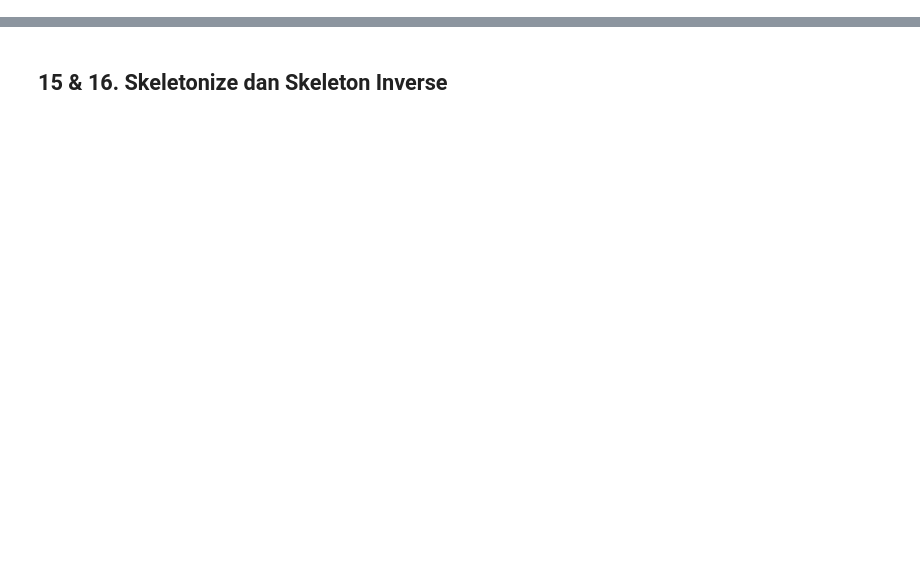
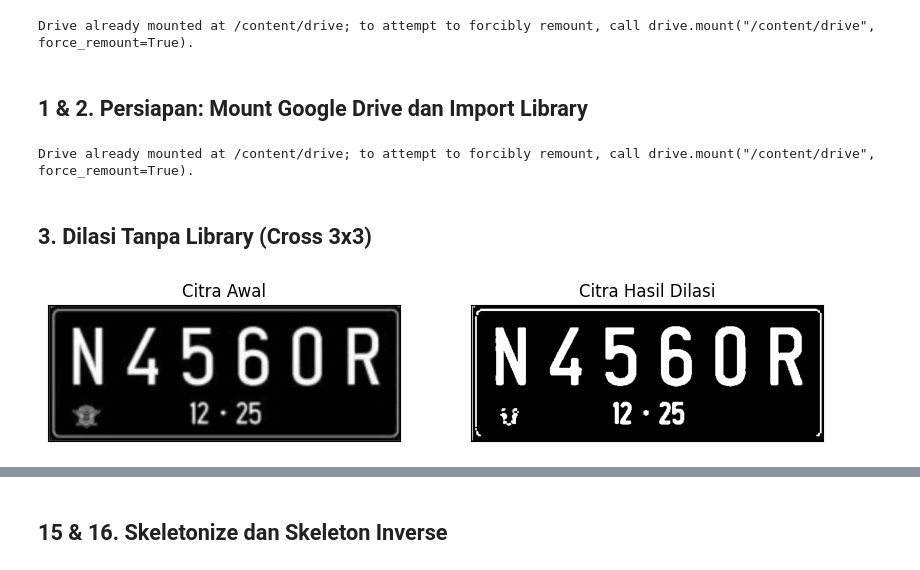
Before and after one commit to AlfredaDhaifullah04/PCVK_Ganjil_2026, a Jupyter notebook: PCVK_M9_W9.ipynb, the cells around one changed output, grey strips where cells are left out. Saved outputs shown, nothing was run; the diff lists cells and outputs as text; code cells hidden in the pictures; blank space fills up the shorter version.

```diff
--- a/PCVK_M9_W9.ipynb
+++ b/PCVK_M9_W9.ipynb
@@ -58,12 +2,0 @@ plt.show()
-# %%
-img = cv2.imread(plat_img_path)
-ret, thresh = cv2.threshold(cv2.cvtColor(img, cv2.COLOR_BGR2GRAY), 127, 225, cv2.THRESH_BINARY)
-kernel = np.ones((3, 3), np.uint8)
-dilasi = cv2.dilate(thresh, kernel, iterations=1)
-
-plt.figure(figsize=(10, 5))
-plt.subplot(121), plt.imshow(cv2.cvtColor(img, cv2.COLOR_BGR2RGB)), plt.title('Citra Awal')
-plt.xticks([]), plt.yticks([])
-plt.subplot(122), plt.imshow(dilasi, cmap='gray'), plt.title('Citra Hasil Dilasi (Library)')
-plt.xticks([]), plt.yticks([])
-plt.show()
@@ -216,0 +8,56 @@ plt.show()
+# %%
+from google.colab import drive
+drive.mount('/content/drive')
+# %% [output]
+Drive already mounted at /content/drive; to attempt to forcibly remount, call drive.mount("/content/drive", force_remount=True).
+# %% [markdown]
+## 1 & 2. Persiapan: Mount Google Drive dan Import Library
+# %%
+from google.colab import drive
+drive.mount('/content/drive')
+
+import cv2
+import numpy as np
+from matplotlib import pyplot as plt
+from skimage import io, filters, color, morphology
+from skimage.util import img_as_float
+# %% [output]
+Drive already mounted at /content/drive; to attempt to forcibly remount, call drive.mount("/content/drive", force_remount=True).
+# %% [markdown]
+## 3. Dilasi Tanpa Library (Cross 3x3)
+# %%
+# Dilasi tanpa library
+def dilasi_citra(F, w):
+    # size image
+    p, q = F.shape
+    imgD = np.zeros((p, q), dtype=np.uint8)
+
+    # Generate structure element dilasi (SED)
+    SED = np.ones((w, w), dtype=np.uint8)
+    constant1 = (w - 1) // 2
+
+    # Proses Dilasi
+    for i in range(constant1, p - constant1):
+        for j in range(constant1, q - constant1):
+            temp = F[i - constant1 : i + constant1 + 1, j - constant1 : j + constant1 + 1]
+            product = temp * SED
+            imgD[i, j] = np.max(product)
+    return imgD
+
+# Catatan: Sesuaikan path file gambar Anda
+img_d = cv2.imread('/content/drive/MyDrive/Colab Notebooks/semester 5/PCVk/foto /plat_nomor.png', 0)
+if img_d is not None:
+    ret, thresh = cv2.threshold(img_d, 125, 200, cv2.THRESH_BINARY)
+    w = 3 # Diubah ke 3 sesuai perintah cross 3x3, meski di PDF ditulis 5 di bawah
+    imgD = dilasi_citra(thresh, w)
+
+    plt.figure(figsize=(10,5))
+    plt.subplot(121), plt.imshow(img_d, cmap='gray')
+    plt.title('Citra Awal'), plt.xticks([]), plt.yticks([])
+    plt.subplot(122), plt.imshow(imgD, cmap='gray')
+    plt.title('Citra Hasil Dilasi'), plt.xticks([]), plt.yticks([])
+    plt.show()
+else:
+    print("Gambar tidak ditemukan. Cek path Google Drive Anda.")
+# %% [output]
+[figure, added]
```
Also changed, not shown: parts of 49 cells of this notebook.
